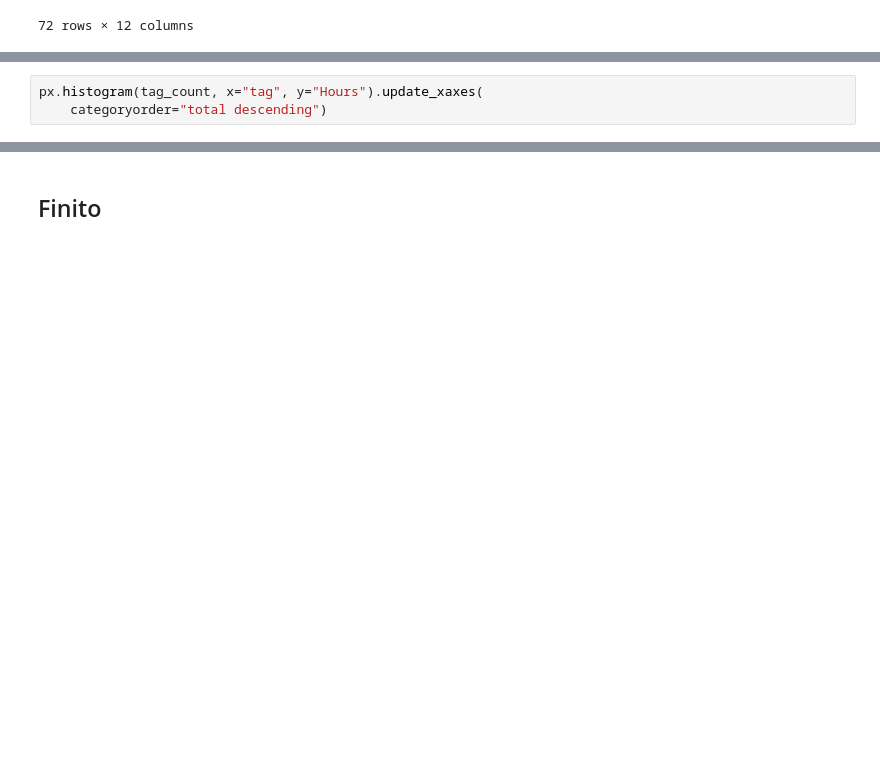
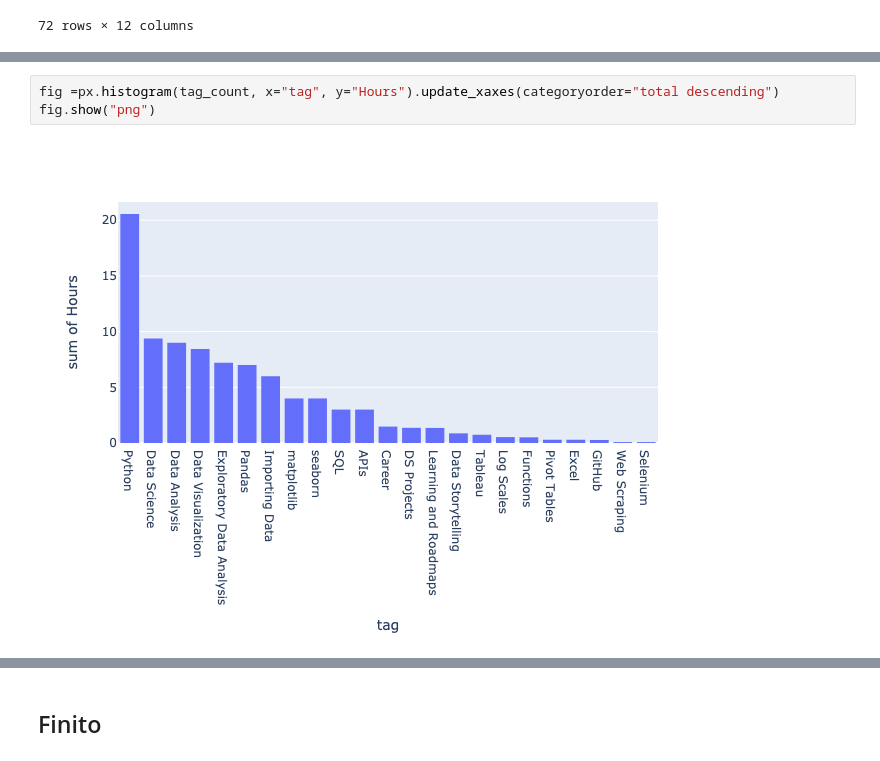
Before and after one commit to franco3x/Notion-66-Days-of-Data, a Jupyter notebook: Notion 66 Days of Data.ipynb, the cells around one changed output, grey strips where cells are left out. Cells and saved outputs as stored; diff of their text form; blank space fills up the shorter version.

```diff
--- a/Notion 66 Days of Data.ipynb
+++ b/Notion 66 Days of Data.ipynb
@@ -350,4 +354,6 @@ px.histogram(tag_count, x="tag", color="Type").update_xaxes(categoryorder="total
 # %%
-px.histogram(tag_count, x="tag", y="Hours").update_xaxes(
-    categoryorder="total descending")
+fig =px.histogram(tag_count, x="tag", y="Hours").update_xaxes(categoryorder="total descending")
+fig.show("png")
+# %% [output]
+[figure, added]
 # %%
```
Also changed, not shown: parts of 23 cells of this notebook.
